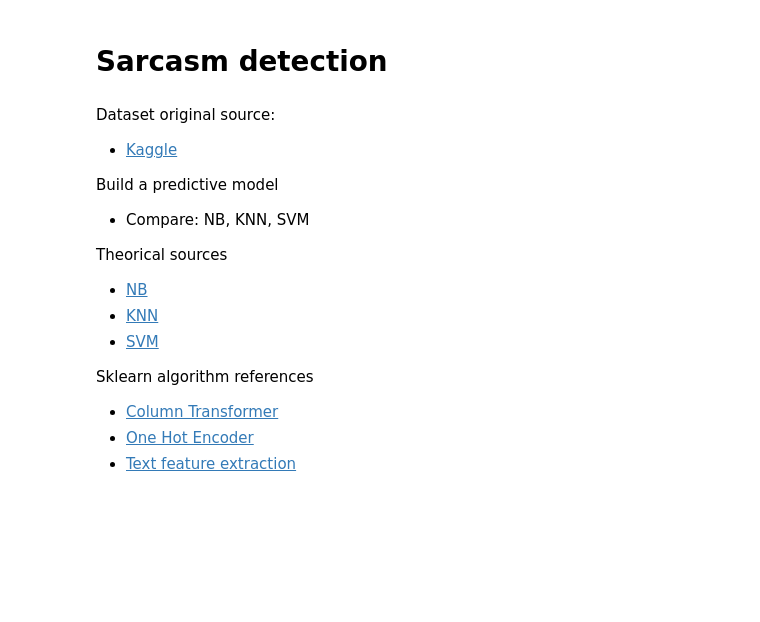
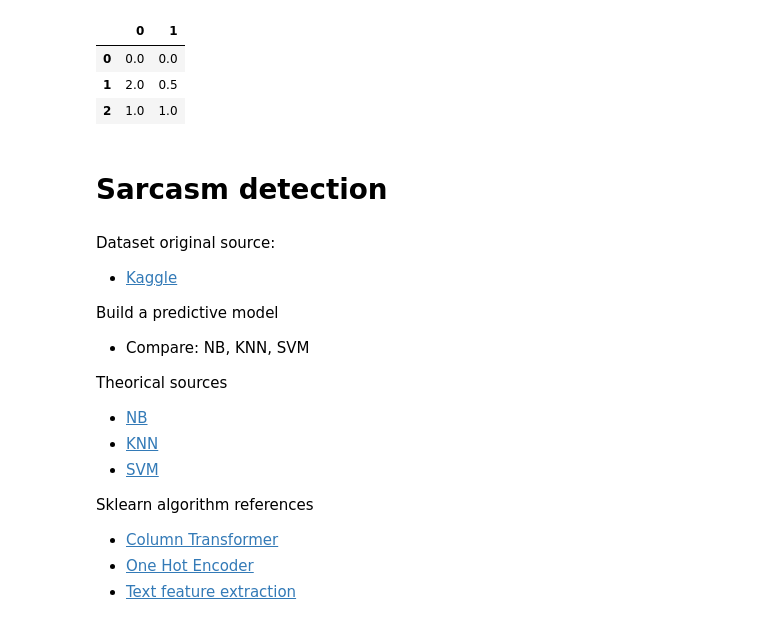
Before and after one commit to wilberquito/Sarcasm-Detector, a Jupyter notebook: detection.ipynb, the cells around one changed output. Drawn from its saved outputs; the diff is of its cells as text; code cells hidden in the pictures; blank space fills up the shorter version.

```diff
--- a/detection.ipynb
+++ b/detection.ipynb
@@ -1,3 +1,26 @@
+# %%
+from sklearn.feature_extraction import FeatureHasher
+from sklearn.preprocessing import MinMaxScaler
+from sklearn.compose import ColumnTransformer
+from sklearn.preprocessing import LabelEncoder
+from sklearn.preprocessing import OrdinalEncoder
+import pandas as pd
+X = pd.DataFrame({
+    "documents": ["First item", "second one here", "Is this the last?"],
+    "width": [3, 4, 5],
+})
+# "documents" is a string which configures ColumnTransformer to
+# pass the documents column as a 1d array to the FeatureHasher
+ct = ColumnTransformer(
+    [("text_preprocess", OrdinalEncoder(), ["documents"]),
+     ("num_preprocess", MinMaxScaler(), ["width"])])
+X_trans = ct.fit_transform(X)
+pd.DataFrame(X_trans).head()
+# %% [output]
+|  | 0 | 1 |
+| 0 | 0.0 | 0.0 |
+| 1 | 2.0 | 0.5 |
+| 2 | 1.0 | 1.0 |
 # %% [markdown]
 # Sarcasm detection
 # %% [markdown]
```
Also changed, not shown: parts of 11 cells of this notebook.
